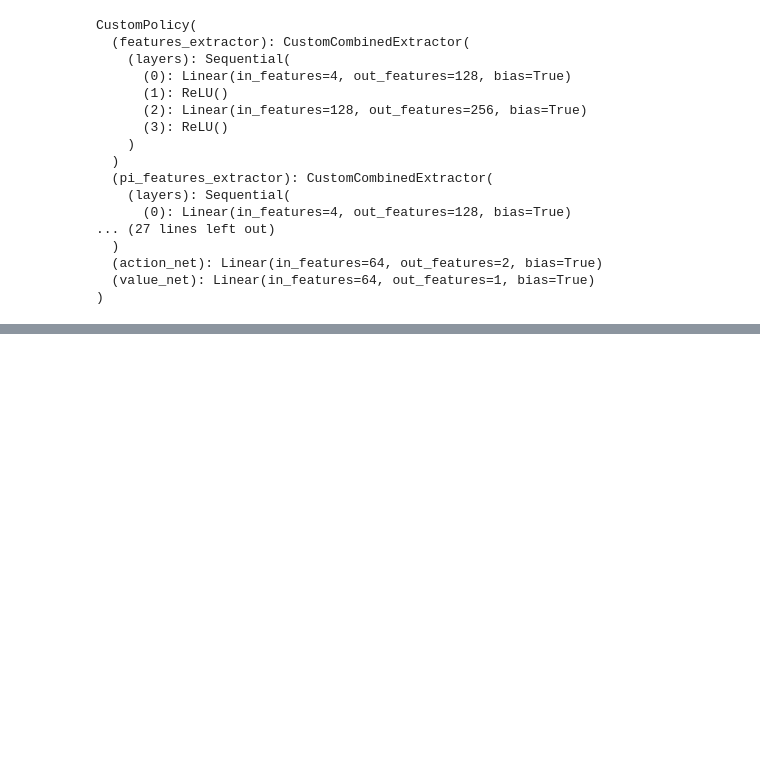
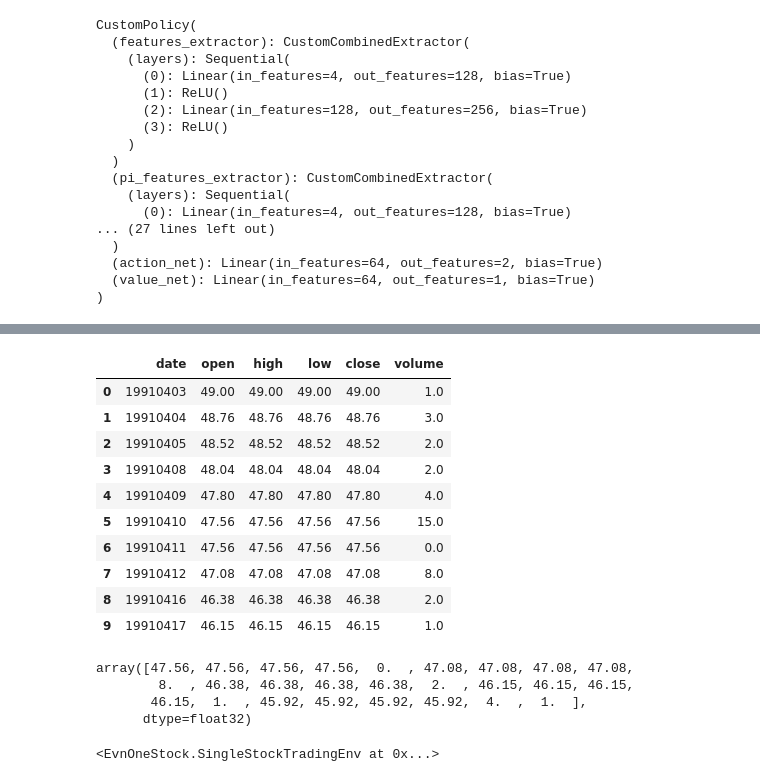
Before and after one commit to davis-lee0109/Hands-on-RL, a Jupyter notebook: Policy_stable-baselines3.ipynb, the cells around one changed output, grey strips where cells are left out. Drawn from its saved outputs; the diff is of its cells as text; code cells hidden in the pictures; blank space fills up the shorter version.

```diff
--- a/Policy_stable-baselines3.ipynb
+++ b/Policy_stable-baselines3.ipynb
@@ -196,0 +267,38 @@ CustomPolicy(
+# %%
+df = pd.read_csv("ohlcv_000001.SZ.csv")
+
+env = EvnOneStock.SingleStockTradingEnv(df=df, lookback_n=5)
+
+
+env.reset()
+
+info_dict = {
+    # "state":[],
+    "reward":[],
+    "terminated":[],
+    "truncated":[],
+    "portfolio_value":[],
+    "position":[],
+    "drawdown":[],
+    "current_step":[],
+    "prev_close":[],
+    "open_price":[],
+    "close_price":[],
+    "prev_position":[],
+    "delta_position":[],
+}
+
+for i in range(6):
+    action = np.array([0], dtype=np.float32)
+    if i%3==1:
+        action = np.array([0.5], dtype=np.float32)
+    elif i%3==2:
+        action = np.array([1], dtype=np.float32)
+    state, reward, terminated, truncated, info = env.step(action)
+    info_dict["reward"].append(reward)
+    info_dict["terminated"].append(terminated)
+    info_dict["truncated"].append(truncated)
+    for k in list(info_dict.keys())[3:]:
+        info_dict[k].append(info[k])
+
+info_pd = pd.DataFrame(info_dict)
@@ -196,0 +315,25 @@ CustomPolicy(
+# %%
+df.head(10)
+# %% [output]
+|  | date | open | high | low | close | volume |
+| 0 | 19910403 | 49.00 | 49.00 | 49.00 | 49.00 | 1.0 |
+| 1 | 19910404 | 48.76 | 48.76 | 48.76 | 48.76 | 3.0 |
+| 2 | 19910405 | 48.52 | 48.52 | 48.52 | 48.52 | 2.0 |
+| 3 | 19910408 | 48.04 | 48.04 | 48.04 | 48.04 | 2.0 |
+| 4 | 19910409 | 47.80 | 47.80 | 47.80 | 47.80 | 4.0 |
+| 5 | 19910410 | 47.56 | 47.56 | 47.56 | 47.56 | 15.0 |
+| 6 | 19910411 | 47.56 | 47.56 | 47.56 | 47.56 | 0.0 |
+| 7 | 19910412 | 47.08 | 47.08 | 47.08 | 47.08 | 8.0 |
+| 8 | 19910416 | 46.38 | 46.38 | 46.38 | 46.38 | 2.0 |
+| 9 | 19910417 | 46.15 | 46.15 | 46.15 | 46.15 | 1.0 |
+# %%
+state
+# %% [output]
+array([47.56, 47.56, 47.56, 47.56,  0.  , 47.08, 47.08, 47.08, 47.08,
+        8.  , 46.38, 46.38, 46.38, 46.38,  2.  , 46.15, 46.15, 46.15,
+       46.15,  1.  , 45.92, 45.92, 45.92, 45.92,  4.  ,  1.  ],
+      dtype=float32)
+# %%
+EvnOneStock.SingleStockTradingEnv(df=df, lookback_n=5)
+# %% [output]
+<EvnOneStock.SingleStockTradingEnv at 0x...>
```
Also changed, not shown: parts of 11 cells of this notebook, 1 other file.
